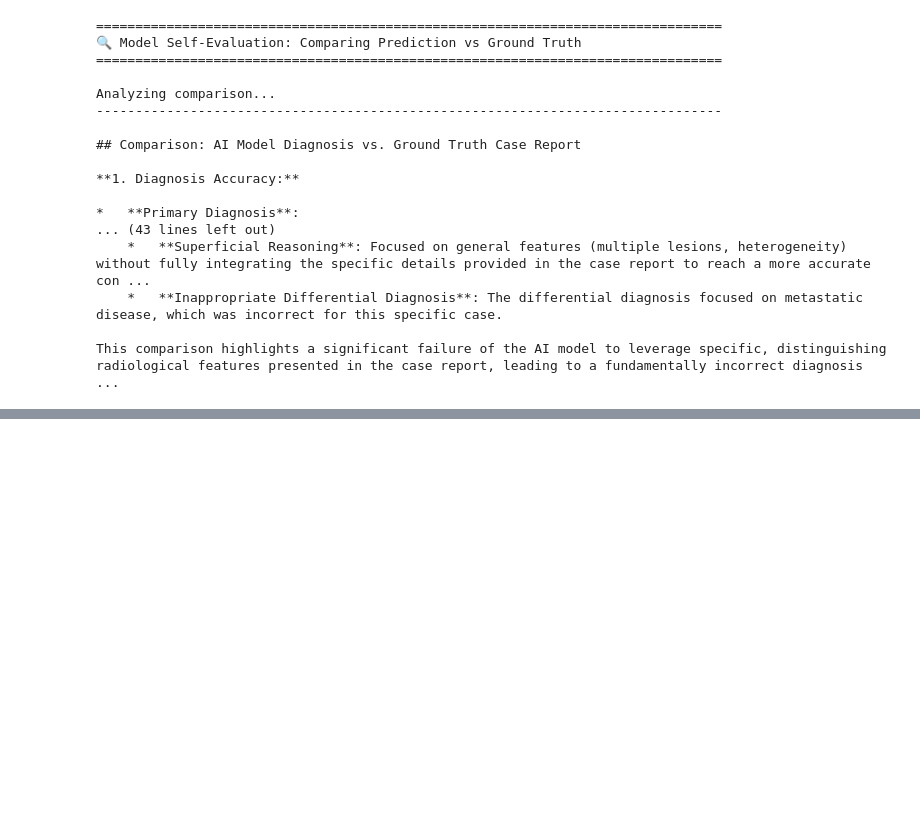
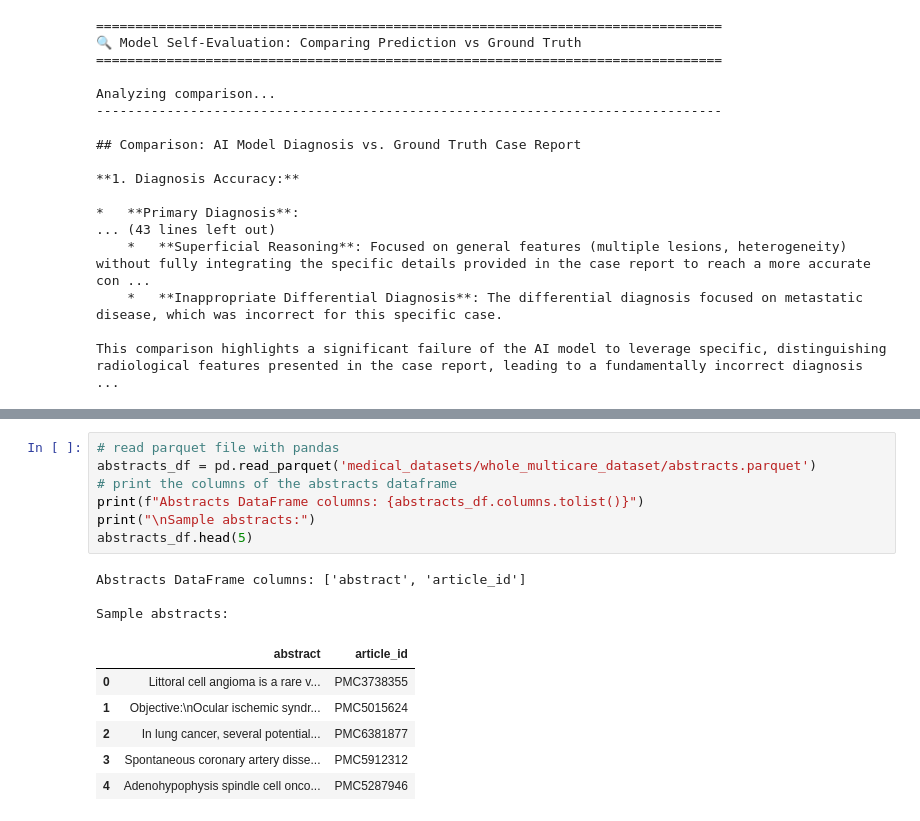
Before and after one commit to TejPotu/MedGemma, a Jupyter notebook: multicare_dataset.ipynb, the cells around one changed output, grey strips where cells are left out. Cells and saved outputs as stored; diff of their text form; blank space fills up the shorter version.

```diff
--- a/multicare_dataset.ipynb
+++ b/multicare_dataset.ipynb
@@ -392,0 +418,17 @@ This comparison highlights a significant failure of the AI model to leverage spe
+# %%
+# read parquet file with pandas
+abstracts_df = pd.read_parquet('medical_datasets/whole_multicare_dataset/abstracts.parquet')
+# print the columns of the abstracts dataframe
+print(f"Abstracts DataFrame columns: {abstracts_df.columns.tolist()}")
+print("\nSample abstracts:")
+abstracts_df.head(5)
+# %% [output]
+Abstracts DataFrame columns: ['abstract', 'article_id']
+
+Sample abstracts:
+|  | abstract | article_id |
+| 0 | Littoral cell angioma is a rare v... | PMC3738355 |
+| 1 | Objective:\nOcular ischemic syndr... | PMC5015624 |
+| 2 | In lung cancer, several potential... | PMC6381877 |
+| 3 | Spontaneous coronary artery disse... | PMC5912312 |
+| 4 | Adenohypophysis spindle cell onco... | PMC5287946 |
```
Also changed, not shown: parts of 5 cells of this notebook, 30 other files.
